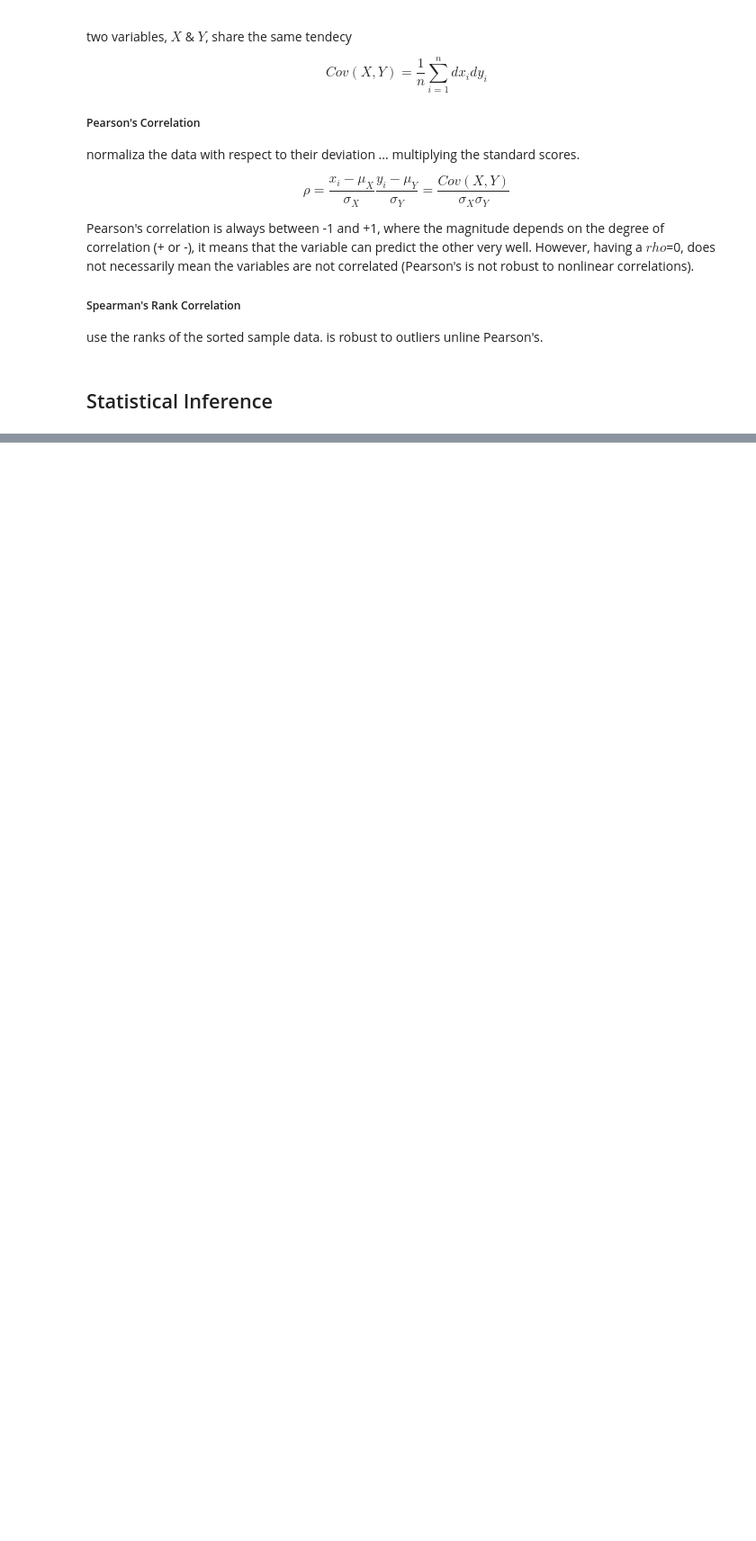
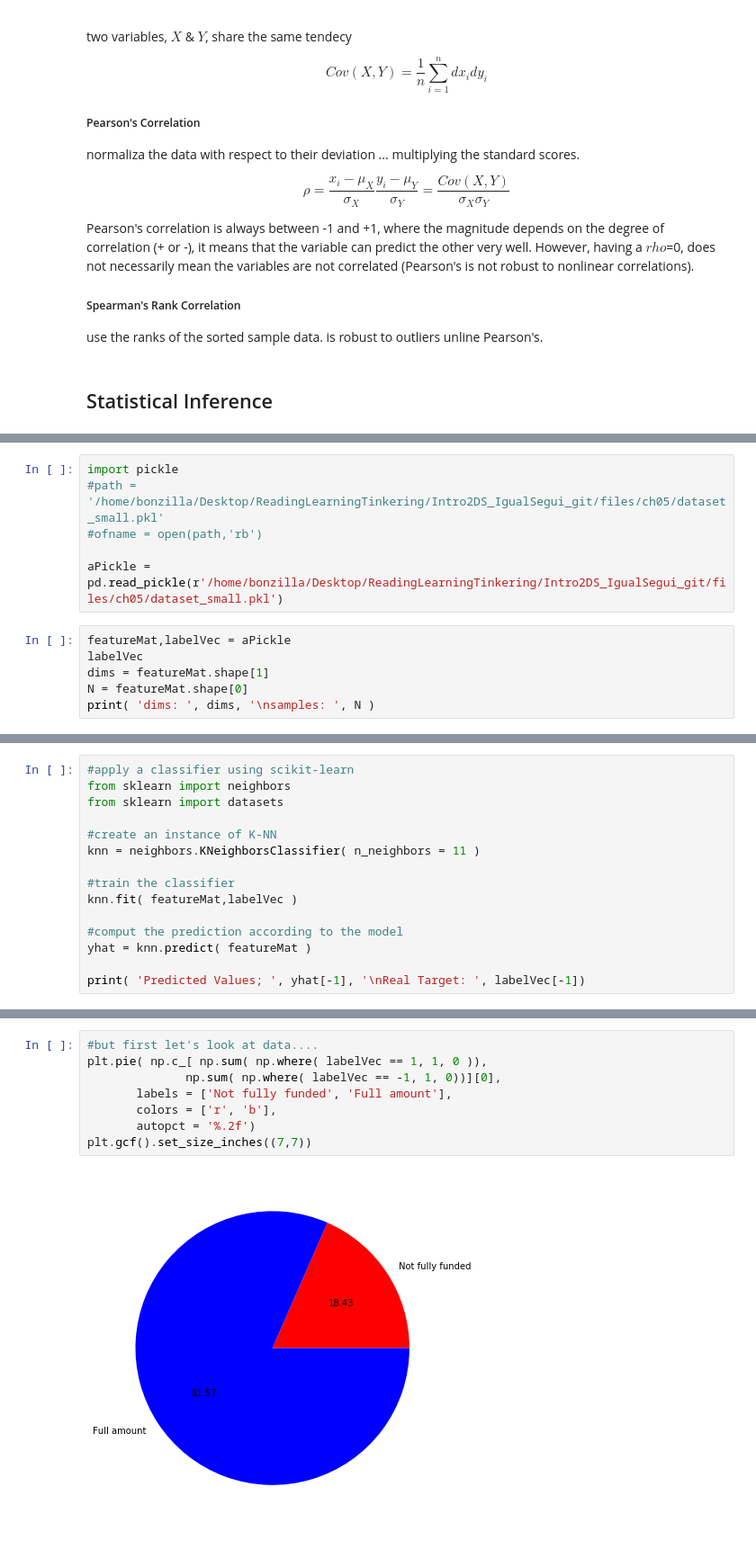
Before and after one commit to SmilodonCub/ReadingLearningTinkering, a Jupyter notebook: Intro2DataScience_IgualSegui_Notes.ipynb, the cells around one changed output, grey strips where cells are left out. Shown: that part at 90% size. Saved outputs shown, nothing was run; the diff lists cells and outputs as text; blank space fills up the shorter version.

```diff
--- a/Intro2DataScience_IgualSegui_Notes.ipynb
+++ b/Intro2DataScience_IgualSegui_Notes.ipynb
@@ -772,0 +1009,12 @@ use the ranks of the sorted sample data. is robust to outliers unline Pearson's.
+# %%
+import pickle
+#path = '/home/bonzilla/Desktop/ReadingLearningTinkering/Intro2DS_IgualSegui_git/files/ch05/dataset_small.pkl'
+#ofname = open(path,'rb')
+
+aPickle = pd.read_pickle(r'/home/bonzilla/Desktop/ReadingLearningTinkering/Intro2DS_IgualSegui_git/files/ch05/dataset_small.pkl')
+# %%
+featureMat,labelVec = aPickle
+labelVec
+dims = featureMat.shape[1]
+N = featureMat.shape[0]
+print( 'dims: ', dims, '\nsamples: ', N )
@@ -772,0 +1024,15 @@ use the ranks of the sorted sample data. is robust to outliers unline Pearson's.
+# %%
+#apply a classifier using scikit-learn
+from sklearn import neighbors
+from sklearn import datasets
+
+#create an instance of K-NN
+knn = neighbors.KNeighborsClassifier( n_neighbors = 11 )
+
+#train the classifier
+knn.fit( featureMat,labelVec )
+
+#comput the prediction according to the model
+yhat = knn.predict( featureMat )
+
+print( 'Predicted Values; ', yhat[-1], '\nReal Target: ', labelVec[-1])
@@ -772,0 +1046,10 @@ use the ranks of the sorted sample data. is robust to outliers unline Pearson's.
+# %%
+#but first let's look at data....
+plt.pie( np.c_[ np.sum( np.where( labelVec == 1, 1, 0 )),
+              np.sum( np.where( labelVec == -1, 1, 0))][0],
+       labels = ['Not fully funded', 'Full amount'],
+       colors = ['r', 'b'],
+       autopct = '%.2f')
+plt.gcf().set_size_inches((7,7))
+# %% [output]
+[figure, added]
```
Also changed, not shown: parts of 52 cells of this notebook.
